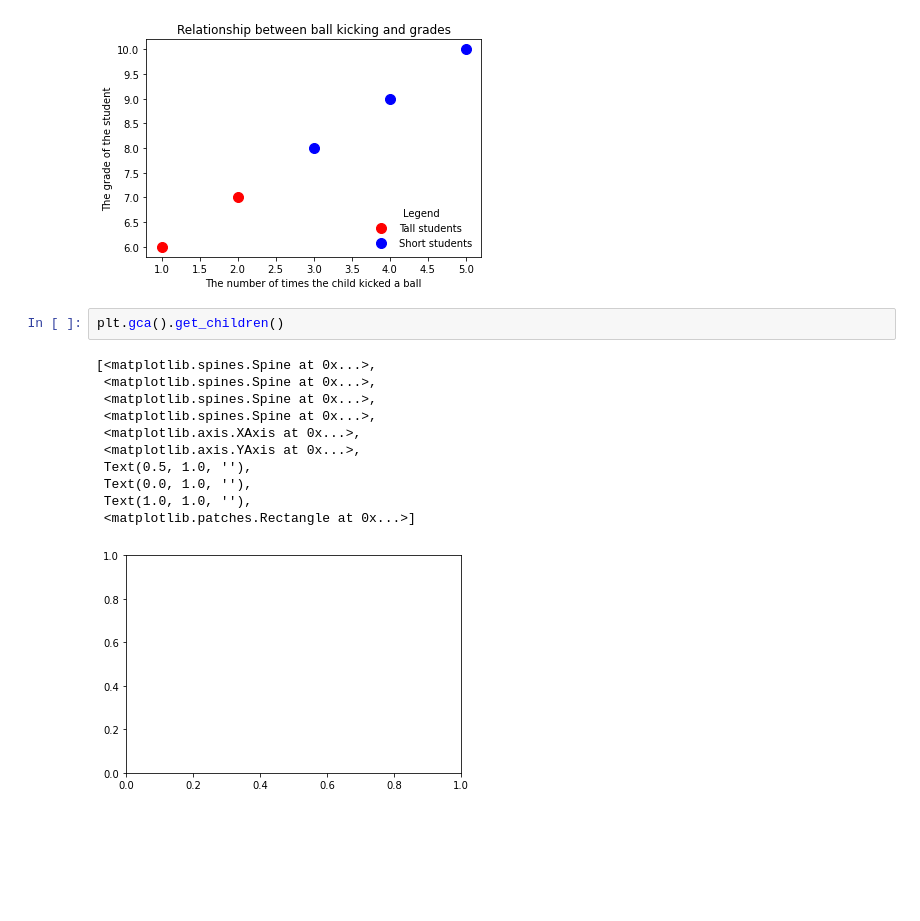
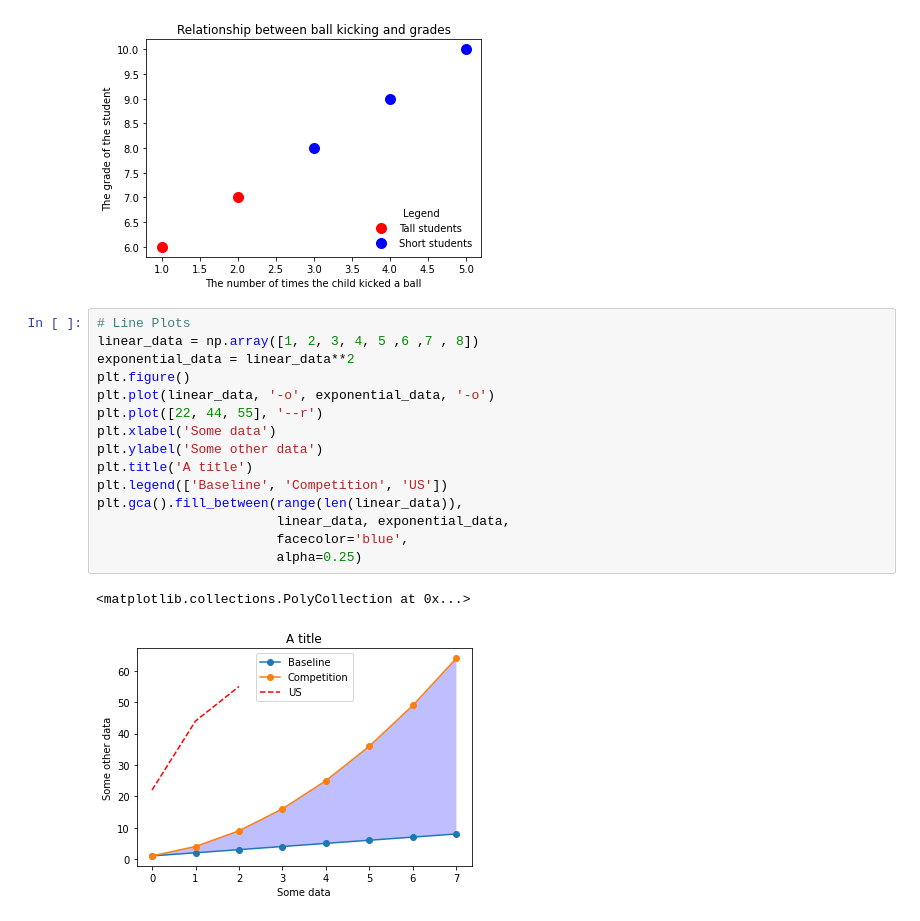
Before and after one commit to Gonza740/first_steps, a Jupyter notebook: Data Visualization/basicDataVisualization.ipynb, the cells around one changed output. Drawn from its saved outputs; the diff is of its cells as text; blank space fills up the shorter version.

Commit message:
Bar Chart, Subplot, Histogram, Boxplot, Animation Add some examples with the use of different charts in python

```diff
--- a/Data Visualization/basicDataVisualization.ipynb
+++ b/Data Visualization/basicDataVisualization.ipynb
@@ -136,16 +136,20 @@ plt.legend(loc = 4, frameon = False, title = 'Legend') # add the legend to loc=4
 <matplotlib.legend.Legend at 0x...>
 [figure]
 # %%
-plt.gca().get_children()
+# Line Plots
+linear_data = np.array([1, 2, 3, 4, 5 ,6 ,7 , 8])
+exponential_data = linear_data**2
+plt.figure()
+plt.plot(linear_data, '-o', exponential_data, '-o')
+plt.plot([22, 44, 55], '--r')
+plt.xlabel('Some data')
+plt.ylabel('Some other data')
+plt.title('A title')
+plt.legend(['Baseline', 'Competition', 'US'])
+plt.gca().fill_between(range(len(linear_data)),
+                       linear_data, exponential_data,
+                       facecolor='blue',
+                       alpha=0.25)
 # %% [output]
-[<matplotlib.spines.Spine at 0x...>,
- <matplotlib.spines.Spine at 0x...>,
- <matplotlib.spines.Spine at 0x...>,
- <matplotlib.spines.Spine at 0x...>,
- <matplotlib.axis.XAxis at 0x...>,
- <matplotlib.axis.YAxis at 0x...>,
- Text(0.5, 1.0, ''),
- Text(0.0, 1.0, ''),
- Text(1.0, 1.0, ''),
- <matplotlib.patches.Rectangle at 0x...>]
+<matplotlib.collections.PolyCollection at 0x...>
-[figure, old version]
+[figure, new version]
```
Also changed, not shown: parts of 31 cells of this notebook.
